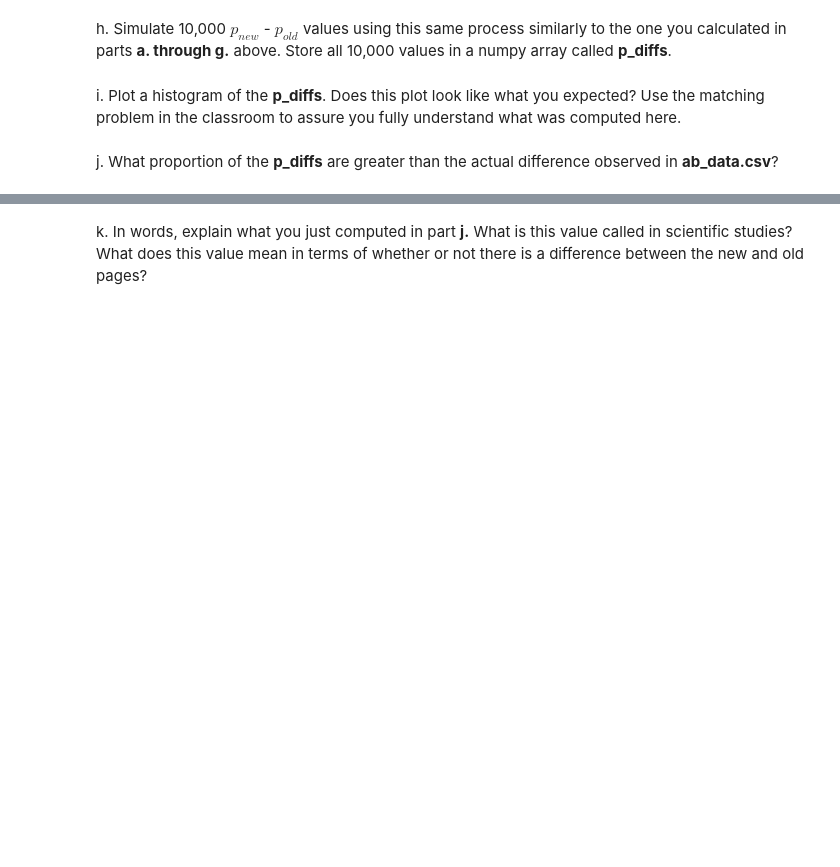
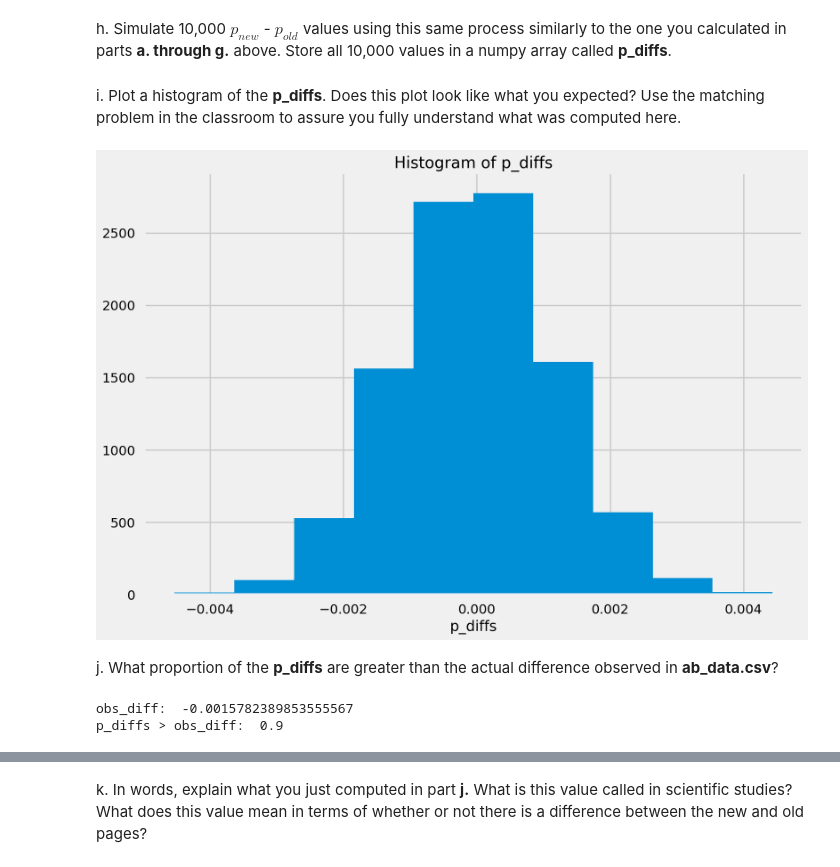
Before and after one commit to kennethn/data-analyst-nanodegree, a Jupyter notebook: 3_Analyze_AB_Test_Results/3_Analyze_AB_Test_Results.ipynb, the cells around one changed output, grey strips where cells are left out. Saved outputs shown, nothing was run; the diff lists cells and outputs as text; code cells hidden in the pictures; blank space fills up the shorter version.

```diff
--- a/3_Analyze_AB_Test_Results/3_Analyze_AB_Test_Results.ipynb
+++ b/3_Analyze_AB_Test_Results/3_Analyze_AB_Test_Results.ipynb
@@ -232,2 +260,5 @@ c. What is $n_{new}$?
 # %% [markdown]
 d. What is $n_{old}$?
+# %%
+n_old = control_df.user_id.nunique()
+n_old
@@ -234,2 +267,5 @@ d. What is $n_{old}$?
 # %% [markdown]
 e. Simulate $n_{new}$ transactions with a convert rate of $p_{new}$ under the null.  Store these $n_{new}$ 1's and 0's in **new_page_converted**.
+# %%
+new_page_converted = np.random.choice([0, 1], n_new, p=((1 - overall_rate), overall_rate))
+new_page_converted
@@ -236,2 +274,5 @@ e. Simulate $n_{new}$ transactions with a convert rate of $p_{new}$ under the nu
 # %% [markdown]
 f. Simulate $n_{old}$ transactions with a convert rate of $p_{old}$ under the null.  Store these $n_{old}$ 1's and 0's in **old_page_converted**.
+# %%
+old_page_converted = np.random.choice([0, 1], n_old, p=((1 - overall_rate), overall_rate))
+old_page_converted
@@ -240,6 +287,32 @@ g. Find $p_{new}$ - $p_{old}$ for your simulated values from part (e) and (f).
 # %% [markdown]
 h. Simulate 10,000 $p_{new}$ - $p_{old}$ values using this same process similarly to the one you calculated in parts **a. through g.** above.  Store all 10,000 values in a numpy array called **p_diffs**.
+# %%
+p_diffs = []
+
+for _ in range(10000):
+    new_page_converted = np.random.choice(
+        [0, 1], n_new, p = ((1 - overall_rate), overall_rate))
+    old_page_converted = np.random.choice(
+        [0, 1], n_old, p = ((1 - overall_rate), overall_rate))
+    p_diffs.append(new_page_converted.mean() - old_page_converted.mean())
+
+p_diffs = np.asarray(p_diffs)
 # %% [markdown]
 i. Plot a histogram of the **p_diffs**.  Does this plot look like what you expected?  Use the matching problem in the classroom to assure you fully understand what was computed here.
+# %%
+plt.hist(p_diffs)
+plt.title("Histogram of p_diffs")
+plt.xlabel("p_diffs")
+plt.show()
+# %% [output]
+[figure, added]
 # %% [markdown]
 j. What proportion of the **p_diffs** are greater than the actual difference observed in **ab_data.csv**?
+# %%
+obs_diff = (treatment_rate - control_rate)
+
+print("obs_diff: ", obs_diff)
+print("p_diffs > obs_diff: ", (p_diffs > obs_diff).mean())
+# %% [output]
+obs_diff:  -0.0015782389853555567
+p_diffs > obs_diff:  0.9
```
Also changed, not shown: parts of 27 cells of this notebook.
